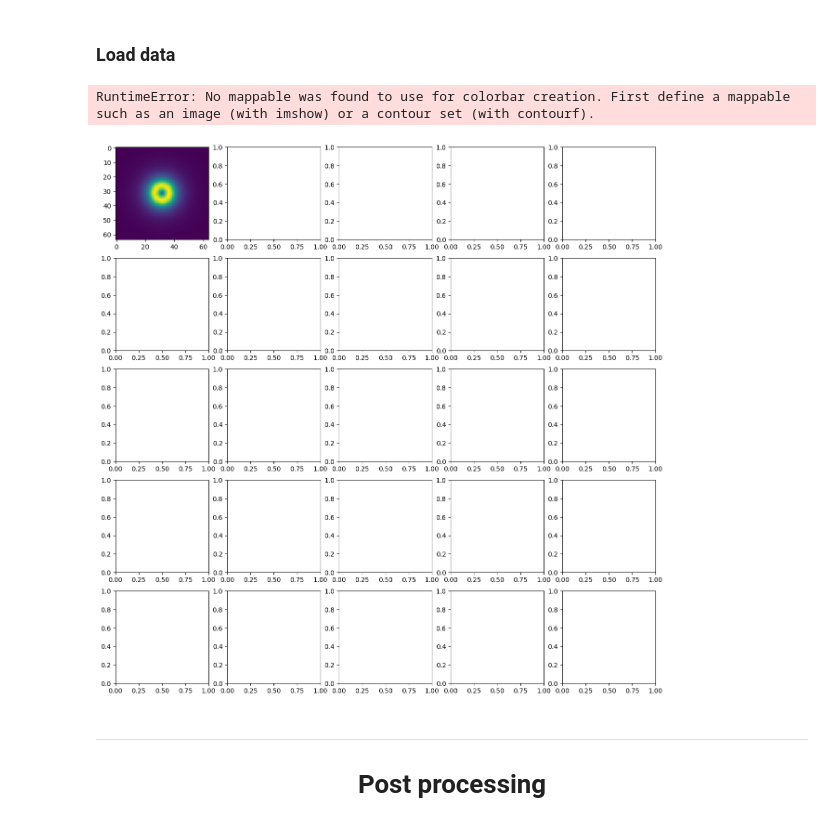
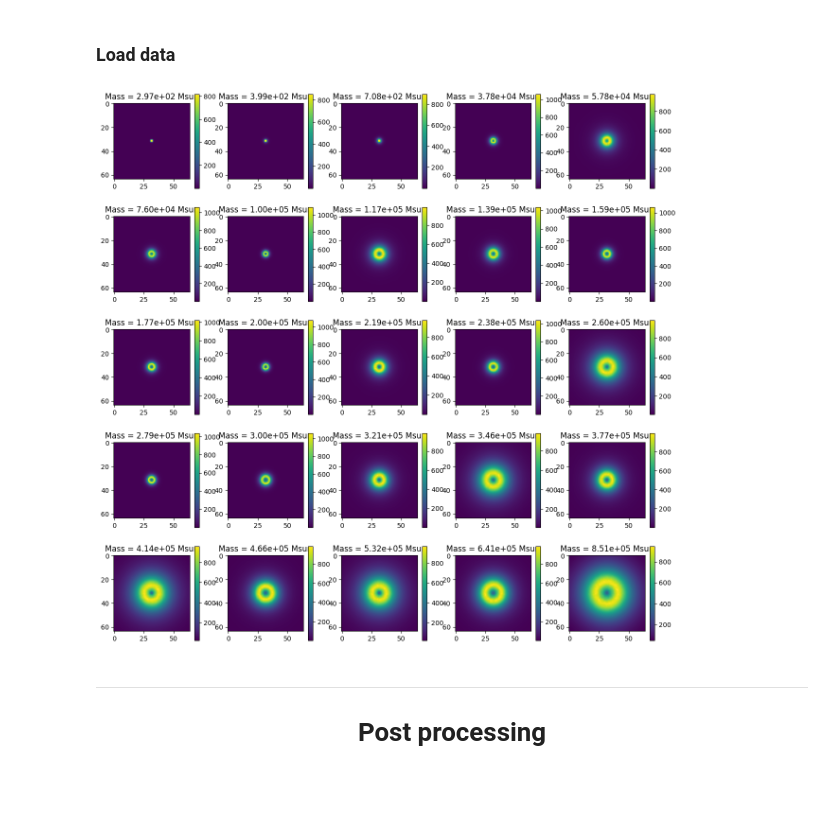
Before and after one commit to LeiRoF/M2-Internship, a Jupyter notebook: Train_Model_Sandbox.ipynb, the cells around one changed output. Saved outputs shown, nothing was run; the diff lists cells and outputs as text; code cells hidden in the pictures; blank space fills up the shorter version.

Commit message:
🎉 First working model (predict mass using dust map)

```diff
--- a/Train_Model_Sandbox.ipynb
+++ b/Train_Model_Sandbox.ipynb
@@ -92,7 +92,7 @@ def load_file(file):
         # data["N2H_cube"].reshape(*data["N2H_cube"].shape, 1) # adding a channel dimension
     ]
 
-    y = [np.array(data["mass"])]
+    y = [np.array(data["mass"]),]
 
     return x, y
 # %% [markdown]
@@ -131,16 +131,21 @@ nb_vectors = len(x)
 # %%
 # Plot 25 random dust map
 
 fig, axs = plt.subplots(5, 5, figsize=(15, 15))
 
+# sort by mass
+x_sorted = [x for _, x in sorted(zip(y, x))]
+y_sorted = sorted(y)
+
 for i in range(5):
     for j in range(5):
-        vec = np.random.randint(0, len(x)+1)
-        axs[i, j].imshow(x[vec][0])
-        plt.colorbar()
+        # vec = np.random.randint(0, len(x)+1)
+        vec = (i*5+j) * len(x)//25
+        axs[i, j].set_title(f"Mass = {y_sorted[vec][0]:.2e} Msun")
+        im = axs[i, j].imshow(x_sorted[vec][0])
+        plt.colorbar(im)
 # %% [output]
-RuntimeError: No mappable was found to use for colorbar creation. First define a mappable such as an image (with imshow) or a contour set (with contourf).
-[figure, old version]
+[figure, new version]
 # %%
 # Plot 10 random complete input vector
 
```
Also changed, not shown: parts of 19 cells of this notebook, 1 other file.
